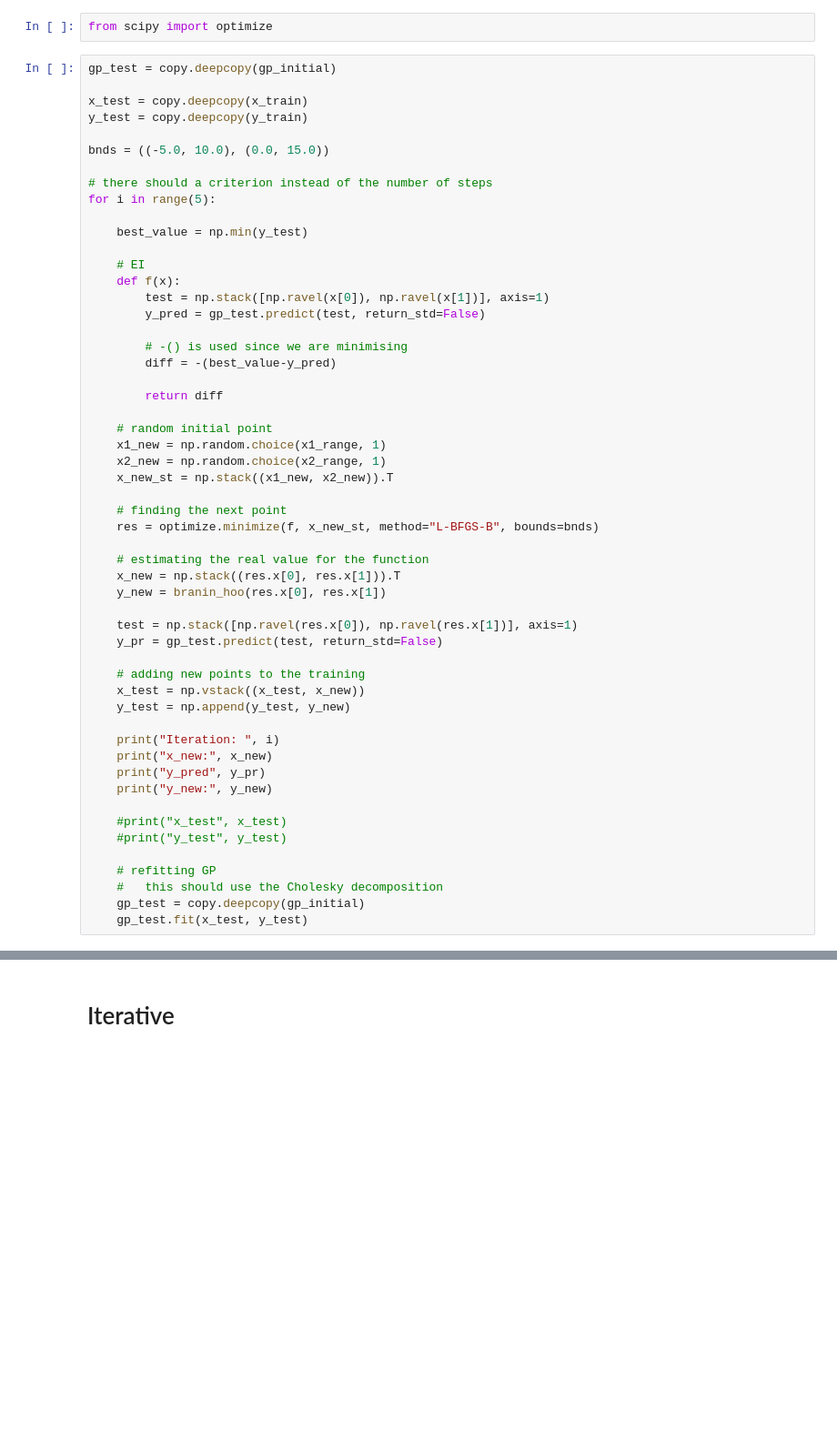
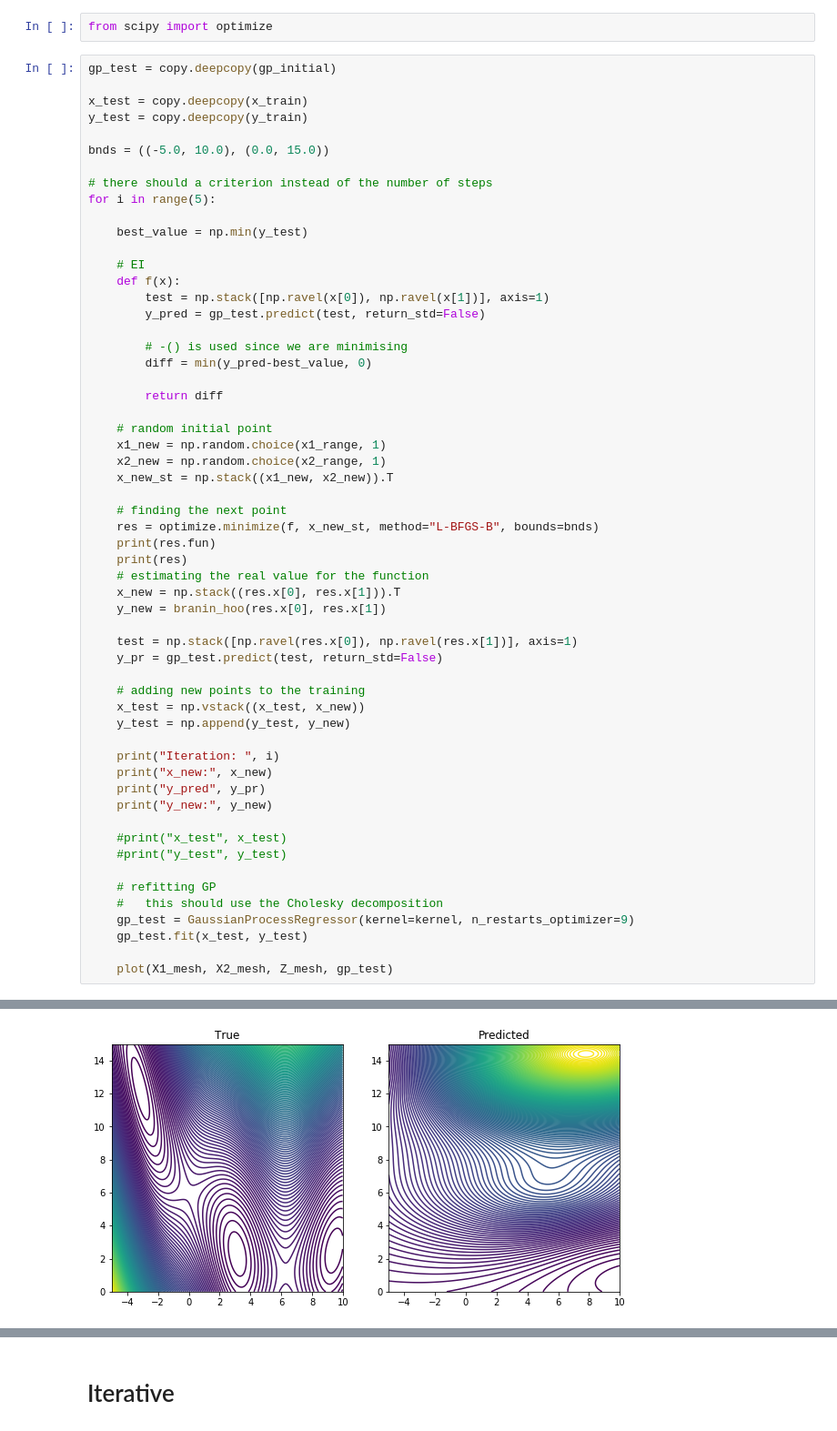
Before and after one commit to tomaslaz/handybox, a Jupyter notebook: BO/branin_hoo.ipynb, the cells around one changed output, grey strips where cells are left out. Shown at 91% size. Drawn from its saved outputs; the diff is of its cells as text; blank space fills up the shorter version.

```diff
--- a/BO/branin_hoo.ipynb
+++ b/BO/branin_hoo.ipynb
@@ -122,7 +123,7 @@ for i in range(5):
         y_pred = gp_test.predict(test, return_std=False)
 
         # -() is used since we are minimising
-        diff = -(best_value-y_pred)
+        diff = min(y_pred-best_value, 0)
 
         return diff
 
@@ -133,7 +134,8 @@ for i in range(5):
 
     # finding the next point
     res = optimize.minimize(f, x_new_st, method="L-BFGS-B", bounds=bnds)
-
+    print(res.fun)
+    print(res)
     # estimating the real value for the function
     x_new = np.stack((res.x[0], res.x[1])).T
     y_new = branin_hoo(res.x[0], res.x[1])
@@ -155,6 +157,8 @@ for i in range(5):
 
     # refitting GP
     #   this should use the Cholesky decomposition
-    gp_test = copy.deepcopy(gp_initial)
+    gp_test = GaussianProcessRegressor(kernel=kernel, n_restarts_optimizer=9)
     gp_test.fit(x_test, y_test)
+
+    plot(X1_mesh, X2_mesh, Z_mesh, gp_test)
 # %% [output]
@@ -180,0 +182 @@ y_new: 10.822319850956013
+[figure, added]
```
Also changed, not shown: parts of 9 cells of this notebook, 1 other file.
